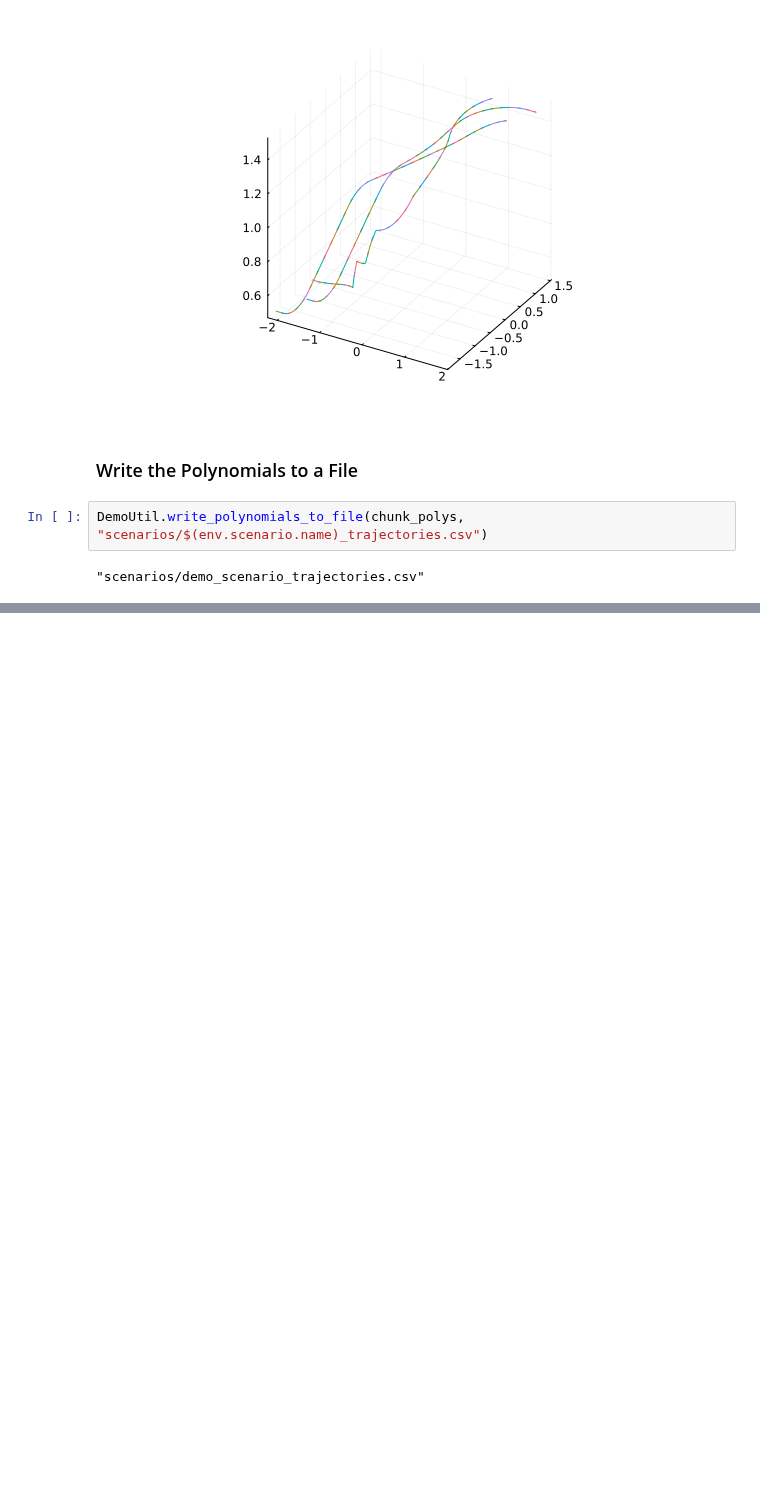
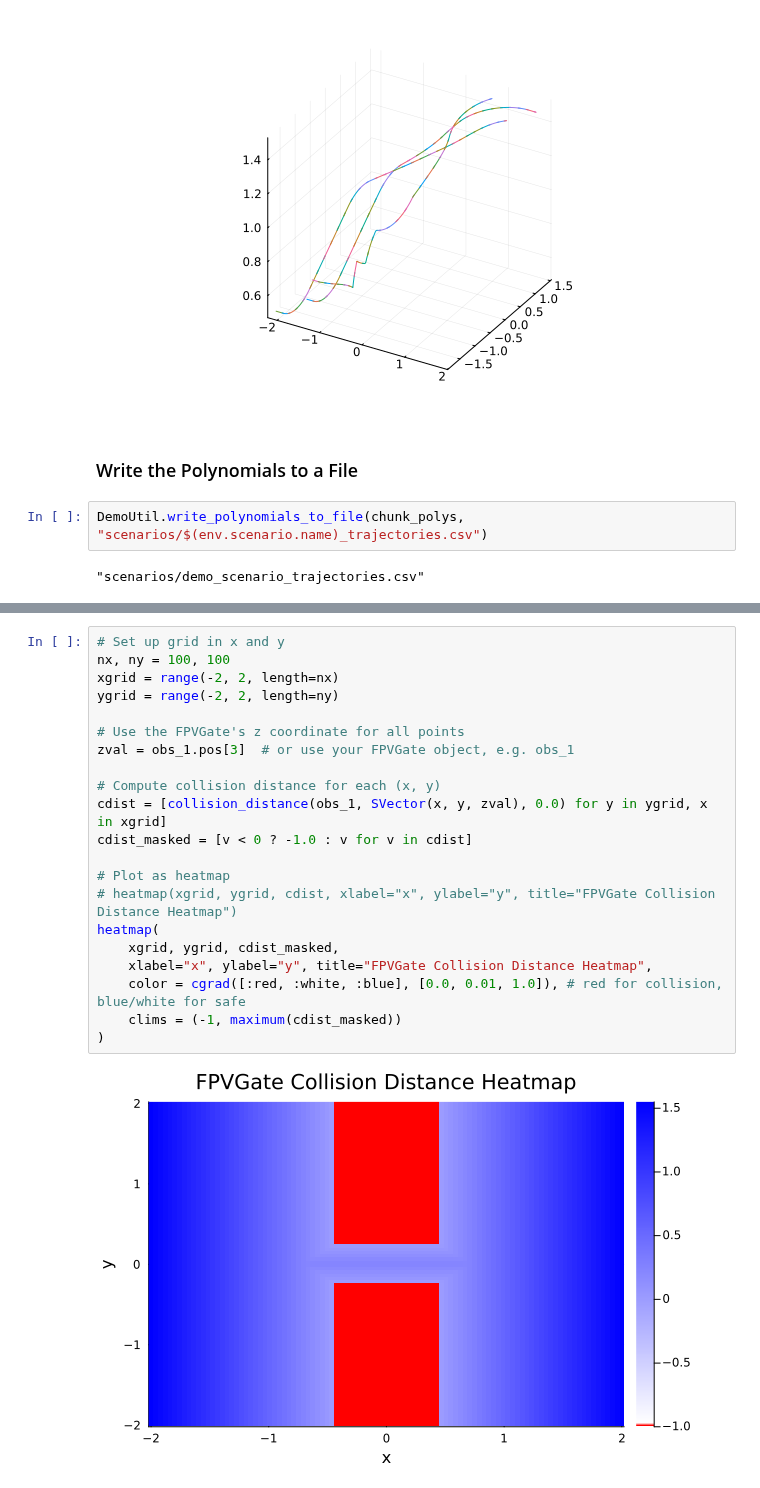
Before and after one commit to dev10110/GatekeeperFormationFlight.jl, a Jupyter notebook: examples/caams_demo/scenario_builder.ipynb, the cells around one changed output, grey strips where cells are left out. Cells and saved outputs as stored; diff of their text form; blank space fills up the shorter version.

```diff
--- a/examples/caams_demo/scenario_builder.ipynb
+++ b/examples/caams_demo/scenario_builder.ipynb
@@ -373,0 +374,23 @@ DemoUtil.write_polynomials_to_file(chunk_polys, "scenarios/$(env.scenario.name)_
+# %%
+# Set up grid in x and y
+nx, ny = 100, 100
+xgrid = range(-2, 2, length=nx)
+ygrid = range(-2, 2, length=ny)
+
+# Use the FPVGate's z coordinate for all points
+zval = obs_1.pos[3]  # or use your FPVGate object, e.g. obs_1
+
+# Compute collision distance for each (x, y)
+cdist = [collision_distance(obs_1, SVector(x, y, zval), 0.0) for y in ygrid, x in xgrid]
+cdist_masked = [v < 0 ? -1.0 : v for v in cdist]
+
+# Plot as heatmap
+# heatmap(xgrid, ygrid, cdist, xlabel="x", ylabel="y", title="FPVGate Collision Distance Heatmap")
+heatmap(
+    xgrid, ygrid, cdist_masked,
+    xlabel="x", ylabel="y", title="FPVGate Collision Distance Heatmap",
+    color = cgrad([:red, :white, :blue], [0.0, 0.01, 1.0]), # red for collision, blue/white for safe
+    clims = (-1, maximum(cdist_masked))
+)
+# %% [output]
+[figure, added]
```
Also changed, not shown: parts of 19 cells of this notebook, 9 other files.
